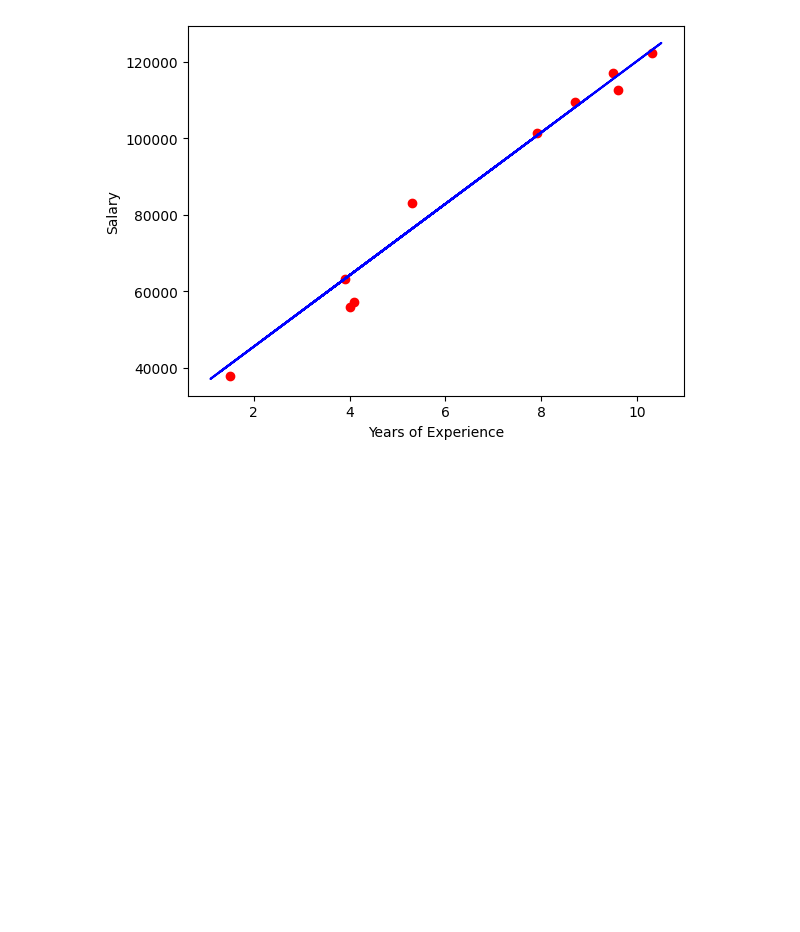
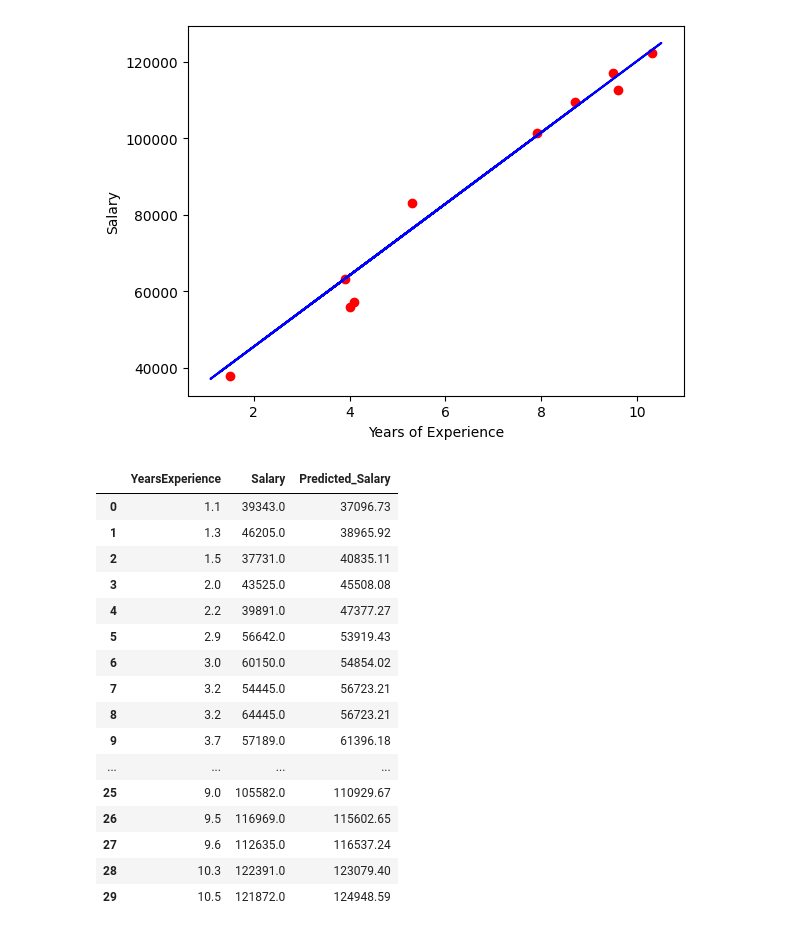
Before and after one commit to anixsoka/basics-practice, a Jupyter notebook: linear_regression.ipynb, the cells around one changed output. Drawn from its saved outputs; the diff is of its cells as text; code cells hidden in the pictures; blank space fills up the shorter version.

```diff
--- a/linear_regression.ipynb
+++ b/linear_regression.ipynb
@@ -39,3 +39,25 @@ plt.ylabel("Salary")
 plt.show()
 # %% [output]
 [figure]
+# %%
+df["Predicted_Salary"] = np.round(regressor.predict(x), 2)
+# %%
+df
+# %% [output]
+|  | YearsExperience | Salary | Predicted_Salary |
+| 0 | 1.1 | 39343.0 | 37096.73 |
+| 1 | 1.3 | 46205.0 | 38965.92 |
+| 2 | 1.5 | 37731.0 | 40835.11 |
+| 3 | 2.0 | 43525.0 | 45508.08 |
+| 4 | 2.2 | 39891.0 | 47377.27 |
+| 5 | 2.9 | 56642.0 | 53919.43 |
+| 6 | 3.0 | 60150.0 | 54854.02 |
+| 7 | 3.2 | 54445.0 | 56723.21 |
+| 8 | 3.2 | 64445.0 | 56723.21 |
+| 9 | 3.7 | 57189.0 | 61396.18 |
+| ... | ... | ... | ... |
+| 25 | 9.0 | 105582.0 | 110929.67 |
+| 26 | 9.5 | 116969.0 | 115602.65 |
+| 27 | 9.6 | 112635.0 | 116537.24 |
+| 28 | 10.3 | 122391.0 | 123079.40 |
+| 29 | 10.5 | 121872.0 | 124948.59 |
```
